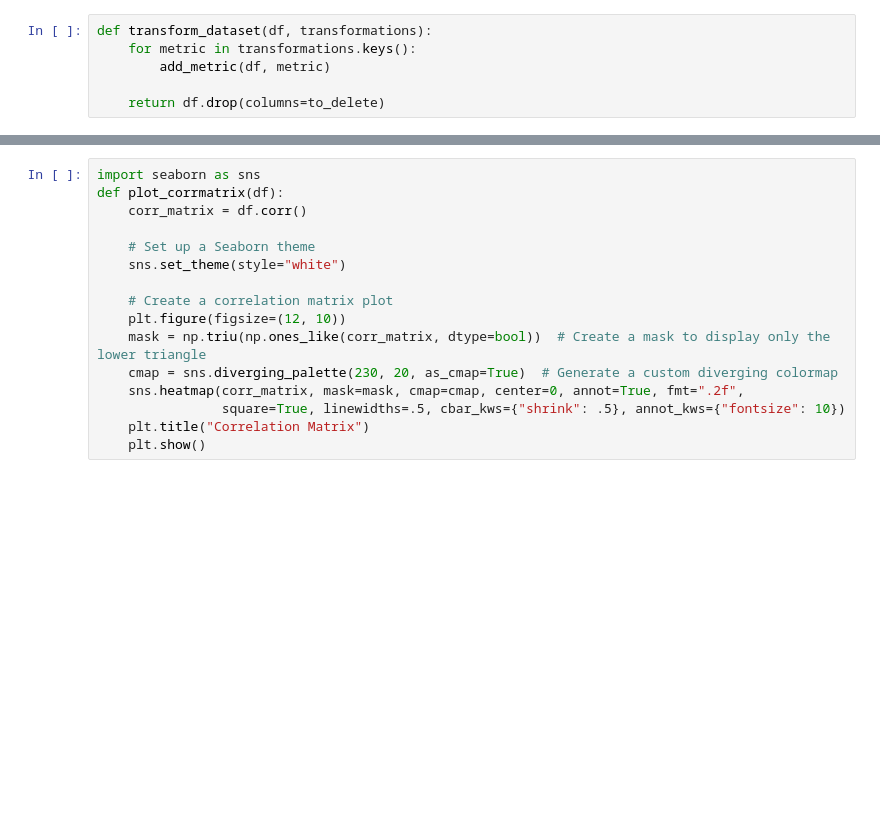
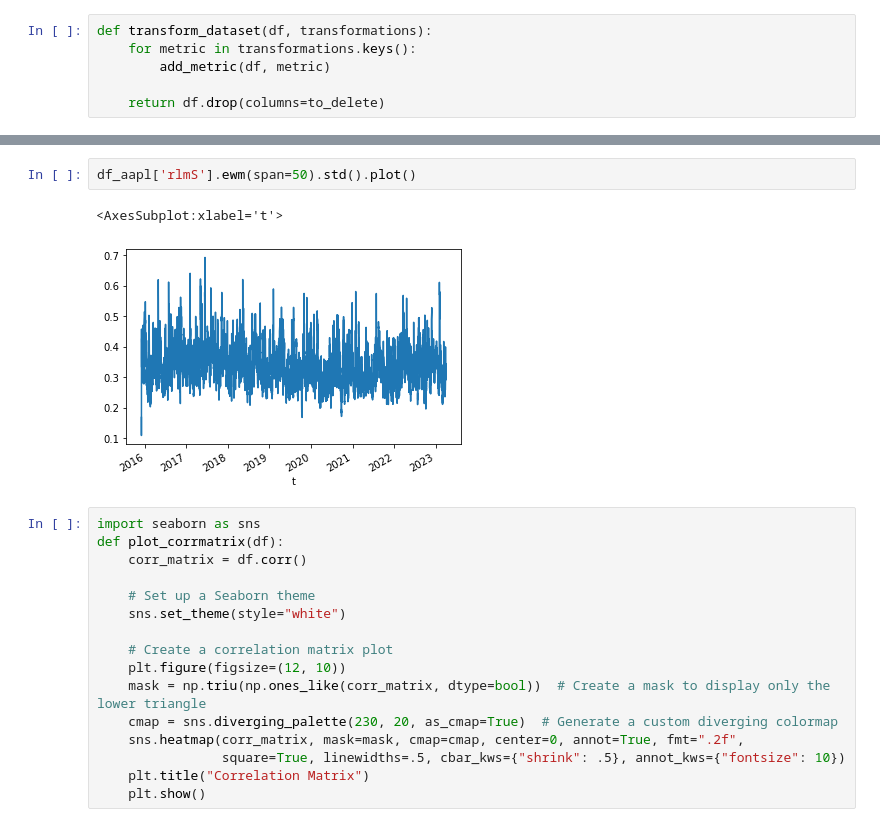
Before and after one commit to MSaula/ProjectVGM, a Jupyter notebook: ETL_Notebooks/barsETL.ipynb, the cells around one changed output, grey strips where cells are left out. Saved outputs shown, nothing was run; the diff lists cells and outputs as text; blank space fills up the shorter version.

```diff
--- a/ETL_Notebooks/barsETL.ipynb
+++ b/ETL_Notebooks/barsETL.ipynb
@@ -202,6 +207,11 @@ df_msft.head()
 | 2015-12-01 12:00:00+00:00 | 1.000116 | 1.000224 | 1.000238 | -6.233249 | -0.704983 | 7.695458 | 7.719025 | 1.650347 | 1.563720 | NaN | NaN | ... |
 | 2015-12-01 13:00:00+00:00 | 1.000545 | 1.000558 | 1.000561 | -6.506626 | 0.428222 | 8.565682 | 8.395015 | 2.670773 | 2.385210 | NaN | NaN | ... |
 | 2015-12-01 14:00:00+00:00 | 0.999657 | 0.999838 | 0.999861 | -6.293070 | -1.122112 | 10.445236 | 9.794857 | 4.732087 | 3.940337 | NaN | NaN | ... |
+# %%
+df_aapl['rlmS'].ewm(span=50).std().plot()
+# %% [output]
+<AxesSubplot:xlabel='t'>
+[figure, added]
 # %%
 import seaborn as sns
 def plot_corrmatrix(df):
```
Also changed, not shown: parts of 1 cell of this notebook, 2 other files.
